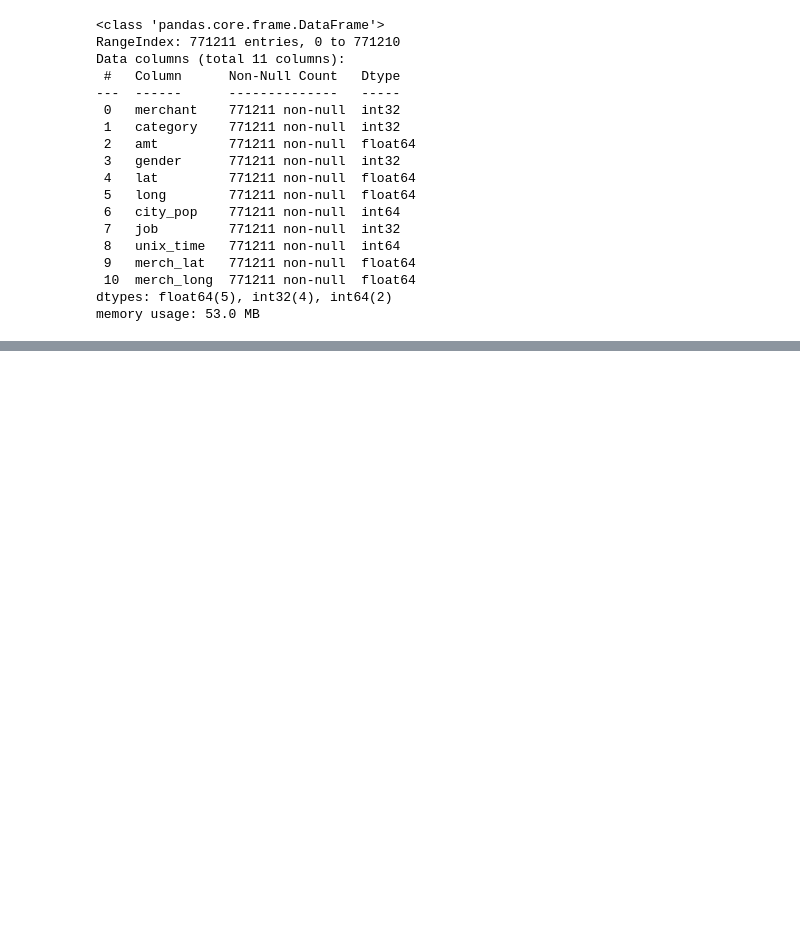
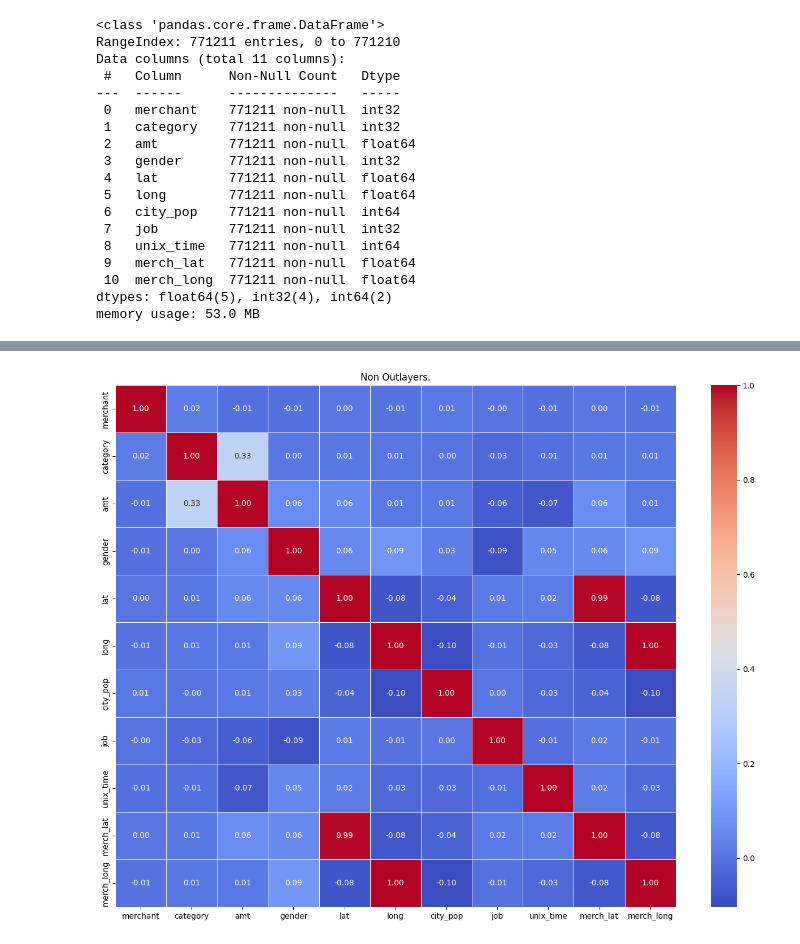
Before and after one commit to GabrielVrabie007/Project_Sigmoid_AI, a Jupyter notebook: analysis/data_balancing.ipynb, the cells around one changed output, grey strips where cells are left out. Drawn from its saved outputs; the diff is of its cells as text; code cells hidden in the pictures; blank space fills up the shorter version.

Commit message:
Outlier detection

```diff
--- a/analysis/data_balancing.ipynb
+++ b/analysis/data_balancing.ipynb
@@ -251,0 +257,10 @@ memory usage: 53.0 MB
+# %%
+z_scores = stats.zscore(X_train_smoteenn)
+threshold = 4
+outliers = np.abs(z_scores) > threshold
+
+outliers_count = np.sum(outliers, axis=0)
+
+print("Numărul de outlieri pe fiecare coloană (Z-score > 3):")
+for col, count in zip(X_train_smoteenn.columns, outliers_count):
+    print(f"{col}: {count} outlieri")
@@ -251,0 +288,3 @@ memory usage: 53.0 MB
+# %%
+
+X_train_smoteenn_no_outliers = X_train_smoteenn[~outliers.any(axis=1)]
@@ -251,0 +312,9 @@ memory usage: 53.0 MB
+# %%
+corr_matrix = X_train_smoteenn_no_outliers.corr()
+
+plt.figure(figsize=(16, 12))
+sns.heatmap(corr_matrix, annot=True, cmap='coolwarm', fmt='.2f', linewidths=0.5)
+plt.title('Non Outlayers.')
+plt.show()
+# %% [output]
+[figure, added]
```
Also changed, not shown: parts of 7 cells of this notebook.
